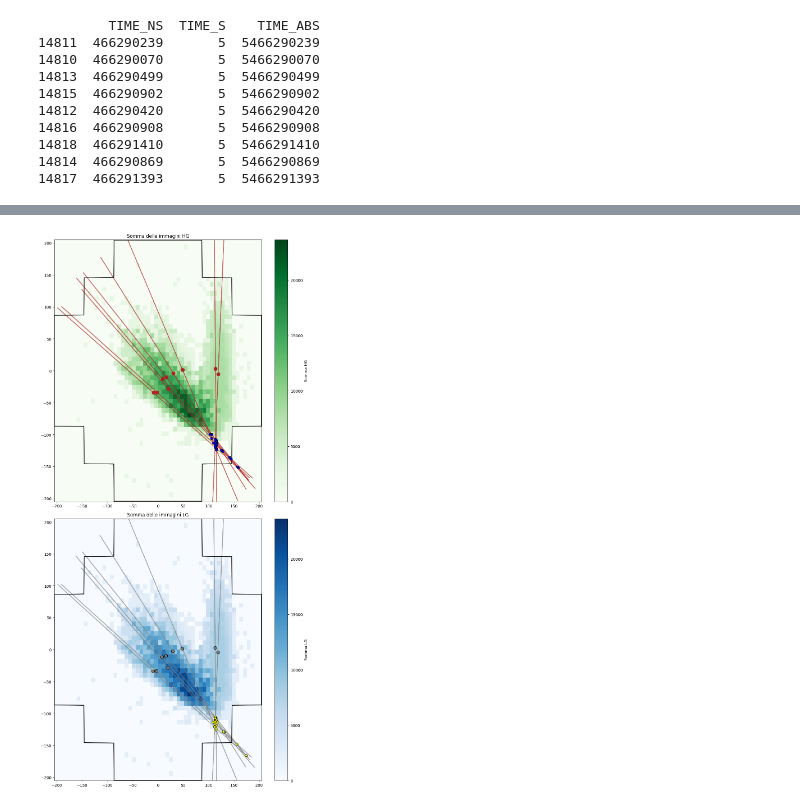
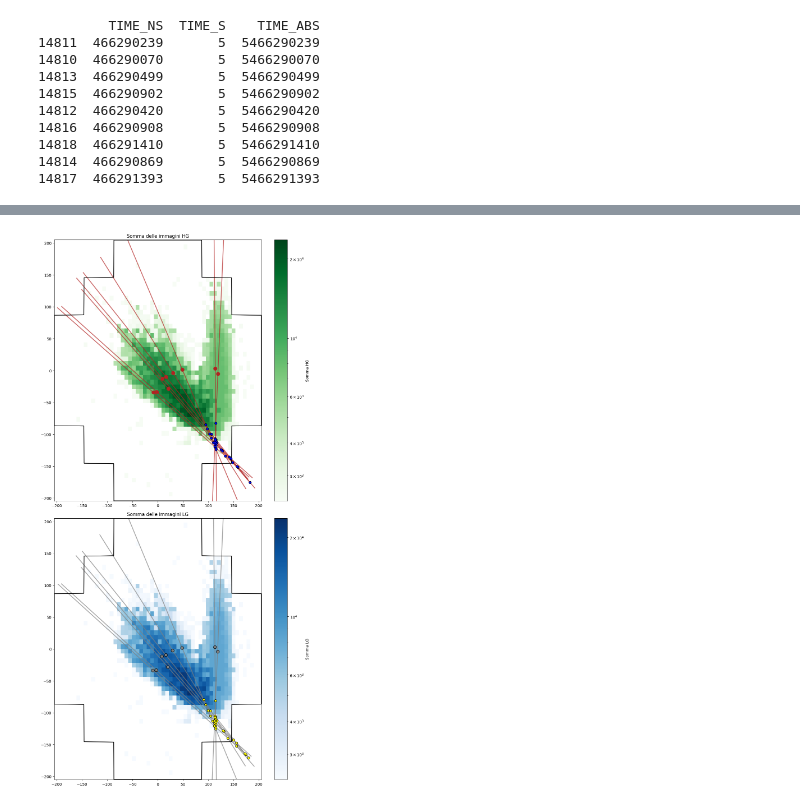
Before and after one commit to mfrancescangeli1/ASTRI, a Jupyter notebook: ev0_singleevent.ipynb, the cells around one changed output, grey strips where cells are left out. Drawn from its saved outputs; the diff is of its cells as text; code cells hidden in the pictures.

```diff
--- a/ev0_singleevent.ipynb
+++ b/ev0_singleevent.ipynb
@@ -244,7 +246,9 @@ for itel in range(9):
     rette_hg.append({
         "p0": np.array([meanx_hg, meany_hg]),
         "d":  np.array([np.cos(theta_hg), np.sin(theta_hg)]),
-        "tel": itel
+        "tel": itel,
+        "mc_run": df_target['MCRUN'].iloc[itel],
+        "event": df_target['EVENT'].iloc[itel]
     })
     rette_lg.append({
         "p0": np.array([meanx_lg, meany_lg]),
@@ -535,32 +586,34 @@ for itel in range(9):
     x2 = meanx_hg + L*np.cos(theta_hg)
     y2 = meany_hg + L*np.sin(theta_hg)
     ax[0].plot([x1, x2], [y1, y2], color='firebrick', linewidth=2, alpha=0.7)
 
     # LG
     x1 = meanx_lg - L*np.cos(theta_lg)
     y1 = meany_lg - L*np.sin(theta_lg)
     x2 = meanx_lg + L*np.cos(theta_lg)
     y2 = meany_lg + L*np.sin(theta_lg)
     ax[1].plot([x1, x2], [y1, y2], color='grey', linewidth=2, alpha=0.7)
 
 weights_hg=np.array(weights_hg)
 h1=ax[0].hist2d(x_pix[mask_tot].flatten(),y_pix[mask_tot].flatten(),
                           weights=weights_hg[mask_tot].flatten(),range=((-205, 205), (-205, 205)),
                           bins=7*8, cmap='Greens')
 h2=ax[1].hist2d(x_pix[mask_tot].flatten(),y_pix[mask_tot].flatten(),
                           weights=weights_hg[mask_tot].flatten(),range=((-205, 205), (-205, 205)),
                           bins=7*8, cmap='Blues')
 ax[0].plot(xfp, yfp, color='black')
 ax[1].plot(xfp, yfp, color='black')
 ax[0].scatter(v_hg[:,0], v_hg[:,1], marker="o",c="blue",edgecolor="black",zorder=5)
 ax[1].scatter(v_lg[:,0], v_lg[:,1], marker="o",c="yellow",edgecolor="black",zorder=5)
 ax[0].set_title('Somma delle immagini HG')
 ax[1].set_title('Somma delle immagini LG')
+#prova colorbar logaritmica
+h1[3].set_norm(LogNorm())
+h2[3].set_norm(LogNorm())
 
 cbar1 = fig.colorbar(h1[3], ax=ax[0], label='Somma HG')
 cbar2 = fig.colorbar(h2[3], ax=ax[1], label='Somma LG')
-
 plt.tight_layout()
 plt.show()
 # %% [output]
-[figure, old version]
+[figure, new version]
```
Also changed, not shown: parts of 13 cells of this notebook, 7 other files.
